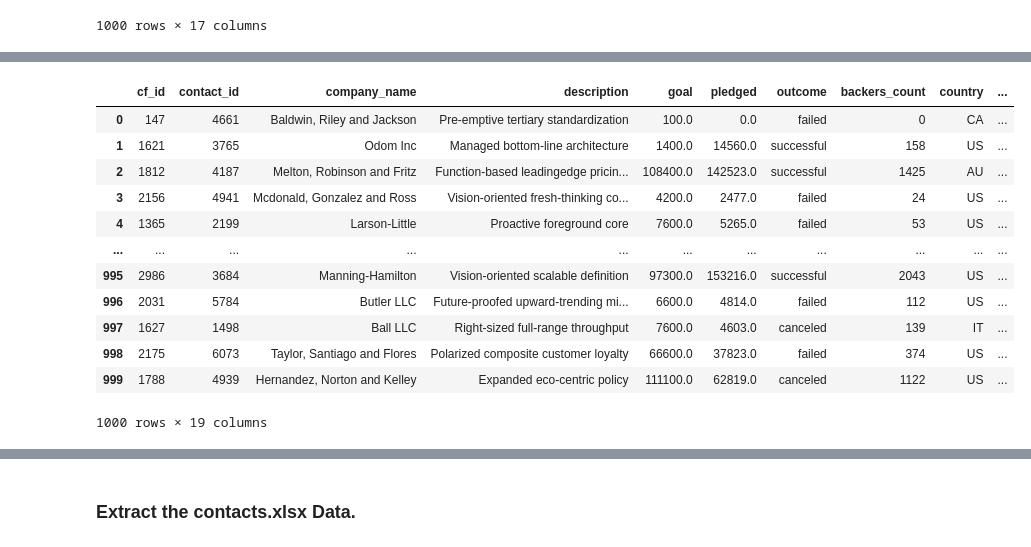
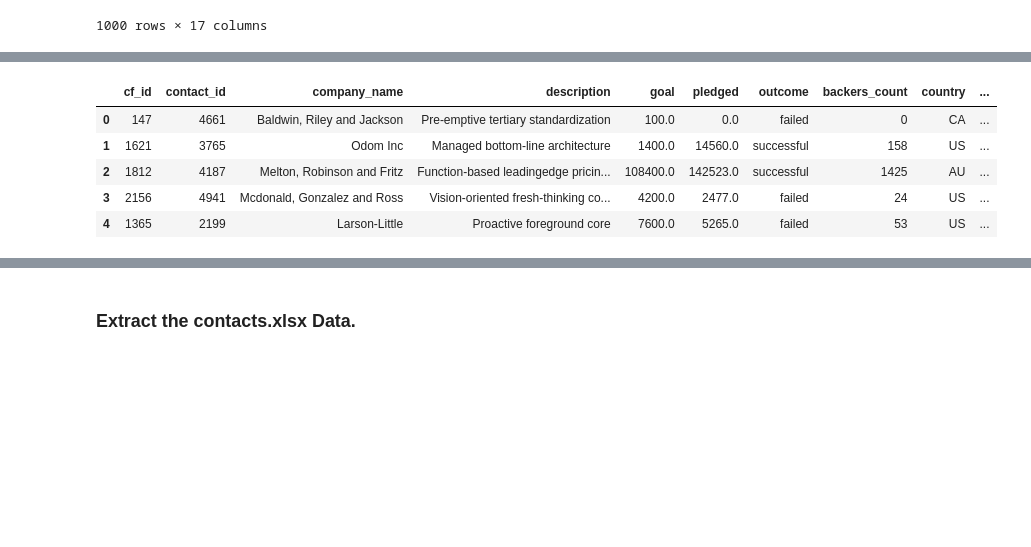
Before and after one commit to cmorrow28/Crowdfunding_ETL, a Jupyter notebook: ETL_Mini_Project_CMorrow.ipynb, the cells around one changed output, grey strips where cells are left out. Drawn from its saved outputs; the diff is of its cells as text; code cells hidden in the pictures; blank space fills up the shorter version.

Commit message:
updating DateTime

```diff
--- a/ETL_Mini_Project_CMorrow.ipynb
+++ b/ETL_Mini_Project_CMorrow.ipynb
@@ -252,8 +252,11 @@ dtype: object
 # %%
 # Format the launched_date and end_date columns to datetime format
 from datetime import datetime as dt
-#campaign_df["launched_date"] = pd.to_datetime(campaign_df["launched_date"], unit='s').dt.strftime('%Y-%m-%d')
-#campaign_df["end_date"] = pd.to_datetime(campaign_df["end_date"], unit='s').dt.strftime('%Y-%m-%d')
+campaign_df["launched_date"] = pd.to_datetime(campaign_df["launched_date"], unit='s').dt.date
+campaign_df["end_date"] = pd.to_datetime(campaign_df["end_date"], unit='s').dt.date
+# %%
+campaign_df["end_date"] = pd.to_datetime(campaign_df["end_date"])
+campaign_df["launched_date"] = pd.to_datetime(campaign_df["launched_date"])
 # %%
 # Check the datatypes
 campaign_df.dtypes
@@ -283,21 +286,14 @@ campaign_merged_df = pd.merge(campaign_df, category_df, on="category", how="left
 # the subcategory_df on the "subcategory" column.
 campaign_merged_df = pd.merge(campaign_merged_df, subcategory_df, on="subcategory", how="left")
 # %%
-campaign_merged_df
+campaign_merged_df.head()
 # %% [output]
 |  | cf_id | contact_id | company_name | description | goal | pledged | outcome | backers_count | country | ... |
 | 0 | 147 | 4661 | Baldwin, Riley and Jackson | Pre-emptive tertiary standardization | 100.0 | 0.0 | failed | 0 | CA | ... |
 | 1 | 1621 | 3765 | Odom Inc | Managed bottom-line architecture | 1400.0 | 14560.0 | successful | 158 | US | ... |
 | 2 | 1812 | 4187 | Melton, Robinson and Fritz | Function-based leadingedge pricin... | 108400.0 | 142523.0 | successful | 1425 | AU | ... |
 | 3 | 2156 | 4941 | Mcdonald, Gonzalez and Ross | Vision-oriented fresh-thinking co... | 4200.0 | 2477.0 | failed | 24 | US | ... |
 | 4 | 1365 | 2199 | Larson-Little | Proactive foreground core | 7600.0 | 5265.0 | failed | 53 | US | ... |
-| ... | ... | ... | ... | ... | ... | ... | ... | ... | ... | ... |
-| 995 | 2986 | 3684 | Manning-Hamilton | Vision-oriented scalable definition | 97300.0 | 153216.0 | successful | 2043 | US | ... |
-| 996 | 2031 | 5784 | Butler LLC | Future-proofed upward-trending mi... | 6600.0 | 4814.0 | failed | 112 | US | ... |
-| 997 | 1627 | 1498 | Ball LLC | Right-sized full-range throughput | 7600.0 | 4603.0 | canceled | 139 | IT | ... |
-| 998 | 2175 | 6073 | Taylor, Santiago and Flores | Polarized composite customer loyalty | 66600.0 | 37823.0 | failed | 374 | US | ... |
-| 999 | 1788 | 4939 | Hernandez, Norton and Kelley | Expanded eco-centric policy | 111100.0 | 62819.0 | canceled | 1122 | US | ... |
-1000 rows × 19 columns
 # %%
 # Drop unwanted columns
 columns_to_drop = ['staff_pick', 'spotlight', 'category & sub-category', 'category', 'subcategory']
```
Also changed, not shown: parts of 2 cells of this notebook, 2 other files.
